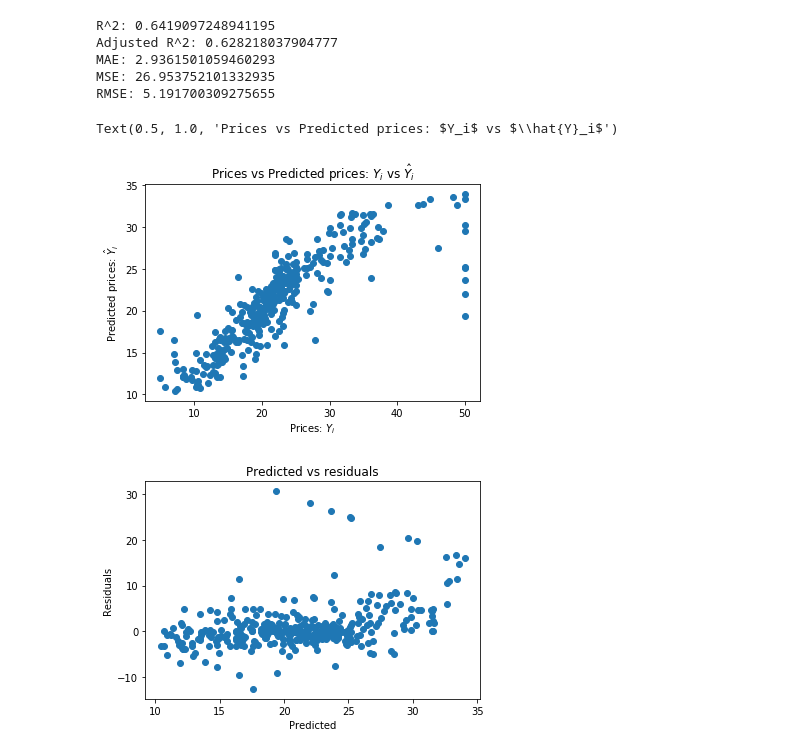
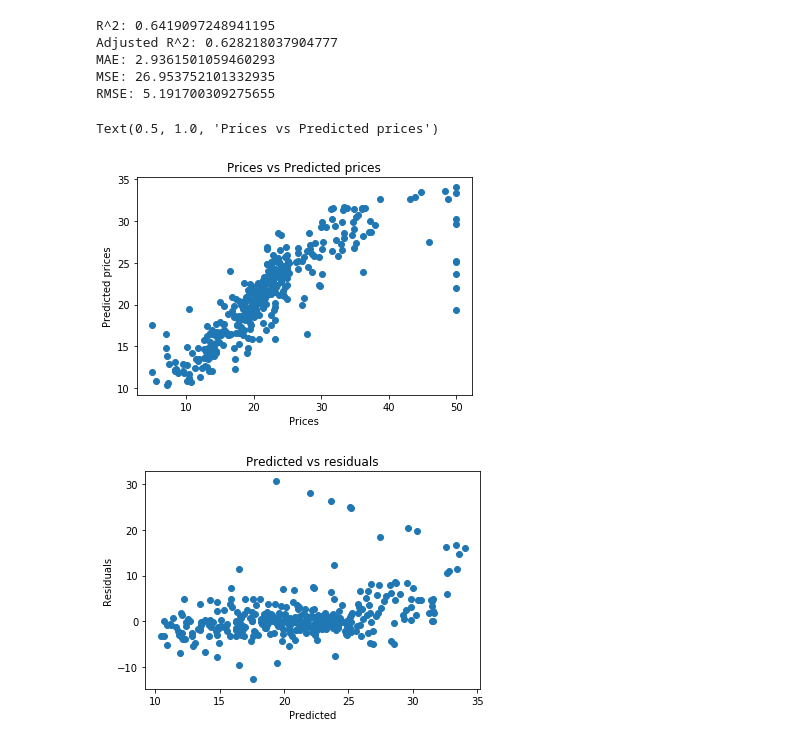
Before and after one commit to shreayan98c/House-Pricing-Prediction, a Jupyter notebook: BostonEDA.ipynb, the cells around one changed output. Saved outputs shown, nothing was run; the diff lists cells and outputs as text; code cells hidden in the pictures.

```diff
--- a/BostonEDA.ipynb
+++ b/BostonEDA.ipynb
@@ -499,15 +519,12 @@ MAE: 2.9361501059460293
 MSE: 26.953752101332935
 RMSE: 5.191700309275655
 # %%
-#visualize the differences between actual prices and predicted values
-import matplotlib.pyplot as plt
-import seaborn as sns
-%matplotlib inline
+# Visualizing the differences between actual prices and predicted values
 plt.scatter(y_train, y_pred)
-plt.xlabel("Prices: $Y_i$")
-plt.ylabel("Predicted prices: $\hat{Y}_i$")
-plt.title("Prices vs Predicted prices: $Y_i$ vs $\hat{Y}_i$")
+plt.xlabel("Prices")
+plt.ylabel("Predicted prices")
+plt.title("Prices vs Predicted prices")
 # %% [output]
-Text(0.5, 1.0, 'Prices vs Predicted prices: $Y_i$ vs $\\hat{Y}_i$')
+Text(0.5, 1.0, 'Prices vs Predicted prices')
-[figure, old version]
+[figure, new version]
 # %%
```
Also changed, not shown: parts of 37 cells of this notebook.
